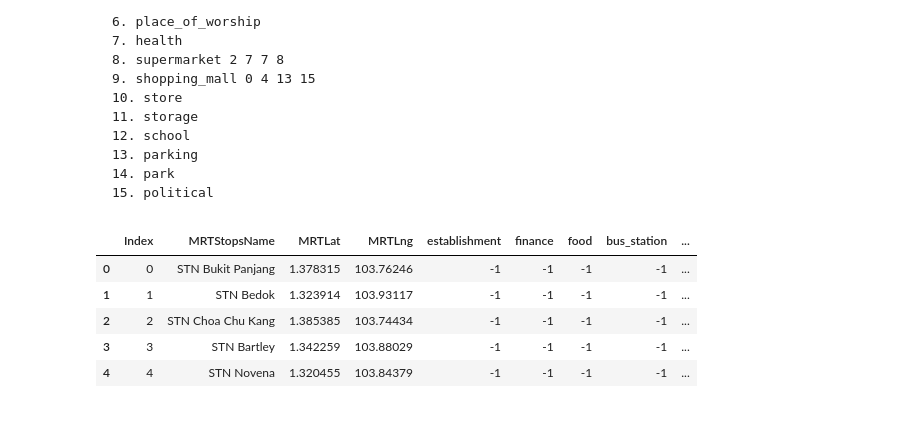
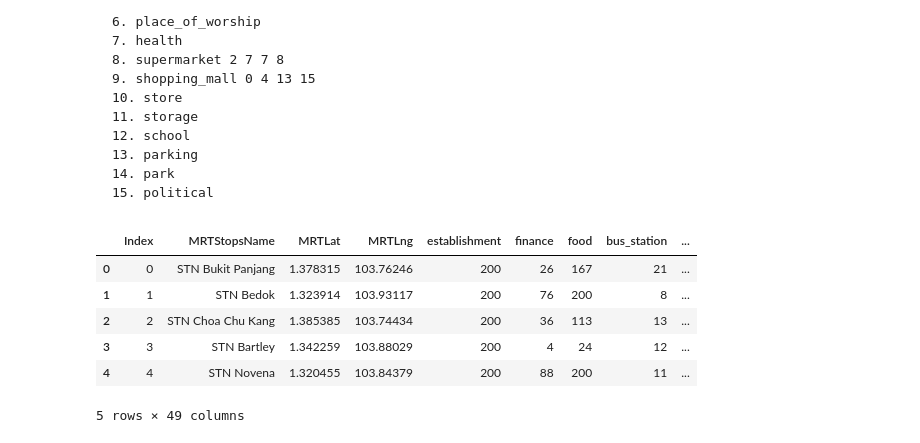
Before and after one commit to ZhuangDingyi/SmartCardClustering, a Jupyter notebook: Craweler_MRT_POI.ipynb, the cells around one changed output. Drawn from its saved outputs; the diff is of its cells as text; code cells hidden in the pictures.

```diff
--- a/Craweler_MRT_POI.ipynb
+++ b/Craweler_MRT_POI.ipynb
@@ -72,8 +95,3 @@ See the caveats in the documentation: http://pandas.pydata.org/pandas-docs/stabl
   """
 # %%
 MRTStops.to_csv('MRTStops_Geocoded.csv')
-# %%
-# Scrape POIs
-# Refer to https://developers.google.com/places/web-service/supported_types?hl=zh-tw#table2 for POI types
-MRTStops_Geo=pd.read_csv('MRTStops_Geocoded.csv')
-MRTStops_Geo.head()
@@ -120,30 +242,56 @@ Here we just choose 15 types of POIs since the sorts provided by Google Maps are
 	14. park
 	15. political
 # %%
+# Begin scrape the POIs for all stations
 # Initialize the columns for POIs
+'''
 MRTStops_Geo['establishment']=-1
 MRTStops_Geo['finance']=-1
 MRTStops_Geo['food']=-1
 MRTStops_Geo['bus_station']=-1
 MRTStops_Geo['transit_station']=-1
 MRTStops_Geo['place_of_worship']=-1
 MRTStops_Geo['health']=-1
 MRTStops_Geo['supermarket']=-1
 MRTStops_Geo['shopping_mall']=-1
 MRTStops_Geo['store']=-1
 MRTStops_Geo['school']=-1
 MRTStops_Geo['parking']=-1
 MRTStops_Geo['park']=-1
 MRTStops_Geo['political']=-1
 MRTStops_Geo['storage']=-1
+'''
+# Scrape POIs
+# Refer to https://developers.google.com/places/web-service/supported_types?hl=zh-tw#table2 for POI types
+MRTStops_Geo=pd.read_csv('MRTStops_Geo_POI_Interchange_Lines_Handmade.csv')
 MRTStops_Geo.head()
+
+MRTStops_Geo['bicycle_store']=-1
+
+MRTStops_Geo['local_government_office']=-1
+
+MRTStops_Geo['cafe']=-1
+MRTStops_Geo['bar']=-1
+MRTStops_Geo['restaurant']=-1
+
+MRTStops_Geo['car_repair']=-1
+MRTStops_Geo['car_dealer']=-1
+MRTStops_Geo['car_rental']=-1
+
+MRTStops_Geo['hospital']=-1
+
+MRTStops_Geo['lodging']=-1
+
+
+MRTStops_Geo.head()
 # %% [output]
 |  | Index | MRTStopsName | MRTLat | MRTLng | establishment | finance | food | bus_station | ... |
-| 0 | 0 | STN Bukit Panjang | 1.378315 | 103.76246 | -1 | -1 | -1 | -1 | ... |
-| 1 | 1 | STN Bedok | 1.323914 | 103.93117 | -1 | -1 | -1 | -1 | ... |
-| 2 | 2 | STN Choa Chu Kang | 1.385385 | 103.74434 | -1 | -1 | -1 | -1 | ... |
-| 3 | 3 | STN Bartley | 1.342259 | 103.88029 | -1 | -1 | -1 | -1 | ... |
-| 4 | 4 | STN Novena | 1.320455 | 103.84379 | -1 | -1 | -1 | -1 | ... |
+| 0 | 0 | STN Bukit Panjang | 1.378315 | 103.76246 | 200 | 26 | 167 | 21 | ... |
+| 1 | 1 | STN Bedok | 1.323914 | 103.93117 | 200 | 76 | 200 | 8 | ... |
+| 2 | 2 | STN Choa Chu Kang | 1.385385 | 103.74434 | 200 | 36 | 113 | 13 | ... |
+| 3 | 3 | STN Bartley | 1.342259 | 103.88029 | 200 | 4 | 24 | 12 | ... |
+| 4 | 4 | STN Novena | 1.320455 | 103.84379 | 200 | 88 | 200 | 11 | ... |
+5 rows × 49 columns
 # %%
 for i in tqdm_notebook(range(len(MRTStops_Geo))):
     location=(MRTStops_Geo['MRTLat'][i],MRTStops_Geo['MRTLng'][i])
```
Also changed, not shown: parts of 24 cells of this notebook, 2 other files.
